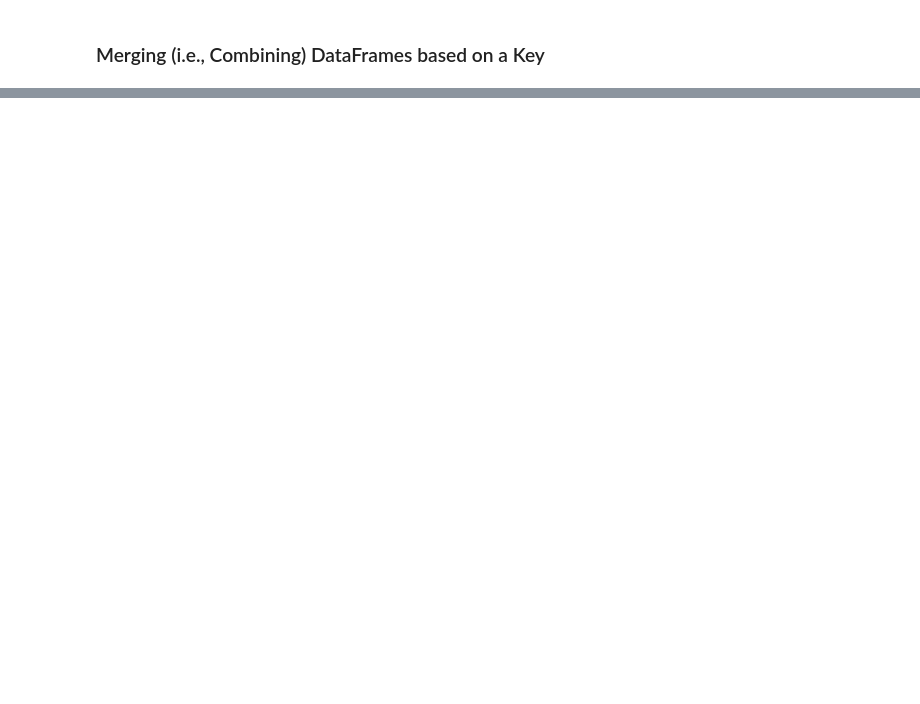
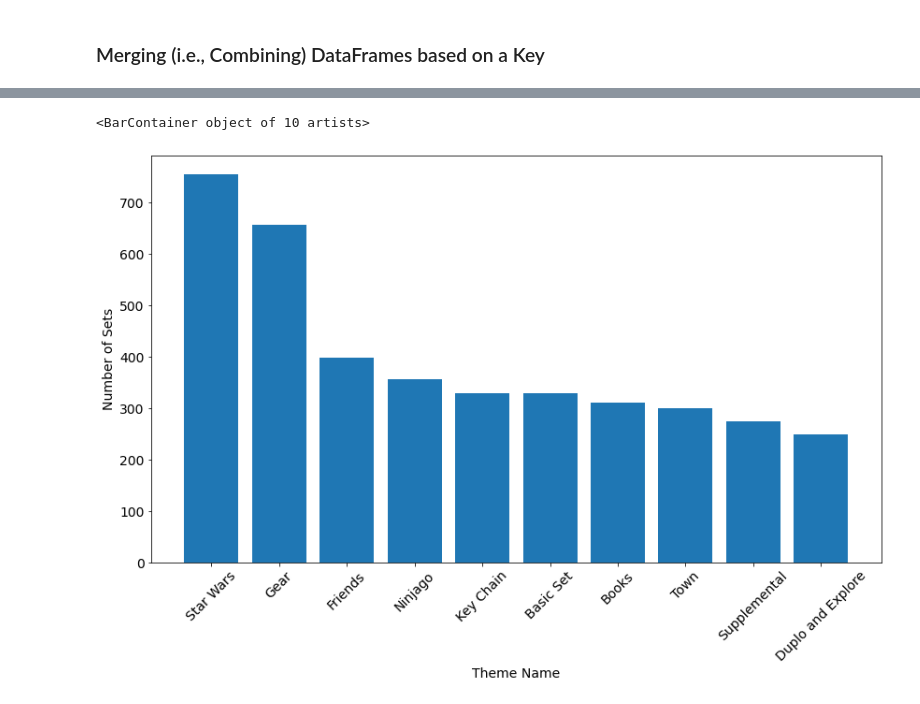
Before and after one commit to tomweinandy/100DaysOfCode, a Jupyter notebook: Projects/Day073/Lego_Analysis.ipynb, the cells around one changed output, grey strips where cells are left out. Saved outputs shown, nothing was run; the diff lists cells and outputs as text; code cells hidden in the pictures; blank space fills up the shorter version.

```diff
--- a/Projects/Day073/Lego_Analysis.ipynb
+++ b/Projects/Day073/Lego_Analysis.ipynb
@@ -264,3 +264,6 @@ plt.scatter(parts_per_set.index, parts_per_set)
 ### Number of Sets per LEGO Theme
 # %% [markdown]
 LEGO has licensed many hit franchises from Harry Potter to Marvel Super Heros to many others. But which theme has the largest number of individual sets?
+# %%
+set_theme_count = sets['theme_id'].value_counts()
+set_theme_count[:5]
@@ -272,3 +282,6 @@ LEGO has licensed many hit franchises from Harry Potter to Marvel Super Heros to
 The themes.csv file has the actual theme names. The sets .csv has <code>theme_ids</code> which link to the <code>id</code> column in the themes.csv.
 # %% [markdown]
 **Challenge**: Explore the themes.csv. How is it structured? Search for the name 'Star Wars'. How many <code>id</code>s correspond to this name in the themes.csv? Now use these <code>id</code>s and find the corresponding the sets in the sets.csv (Hint: you'll need to look for matches in the <code>theme_id</code> column)
+# %%
+themes = pd.read_csv('data/themes.csv')
+themes
@@ -276,0 +395,3 @@ The themes.csv file has the actual theme names. The sets .csv has <code>theme_id
+# %%
+sets_by_theme = sets.groupby('theme_id').count()[['set_num']]
+sets_by_theme
@@ -276,0 +413,4 @@ The themes.csv file has the actual theme names. The sets .csv has <code>theme_id
+# %%
+merged_df = sets_by_theme.merge(themes, left_on='theme_id', right_on='id')
+merged_df = merged_df.sort_values('set_num', ascending=False)
+merged_df
@@ -276,0 +431,11 @@ The themes.csv file has the actual theme names. The sets .csv has <code>theme_id
+# %%
+plt.figure(figsize=(14,8))
+plt.xticks(fontsize=14, rotation=45)
+plt.yticks(fontsize=14)
+plt.xlabel('Theme Name', fontsize=14)
+plt.ylabel('Number of Sets', fontsize=14)
+
+plt.bar(merged_df['name'][:10], merged_df['set_num'][:10])
+# %% [output]
+<BarContainer object of 10 artists>
+[figure, added]
```
Also changed, not shown: parts of 12 cells of this notebook.
